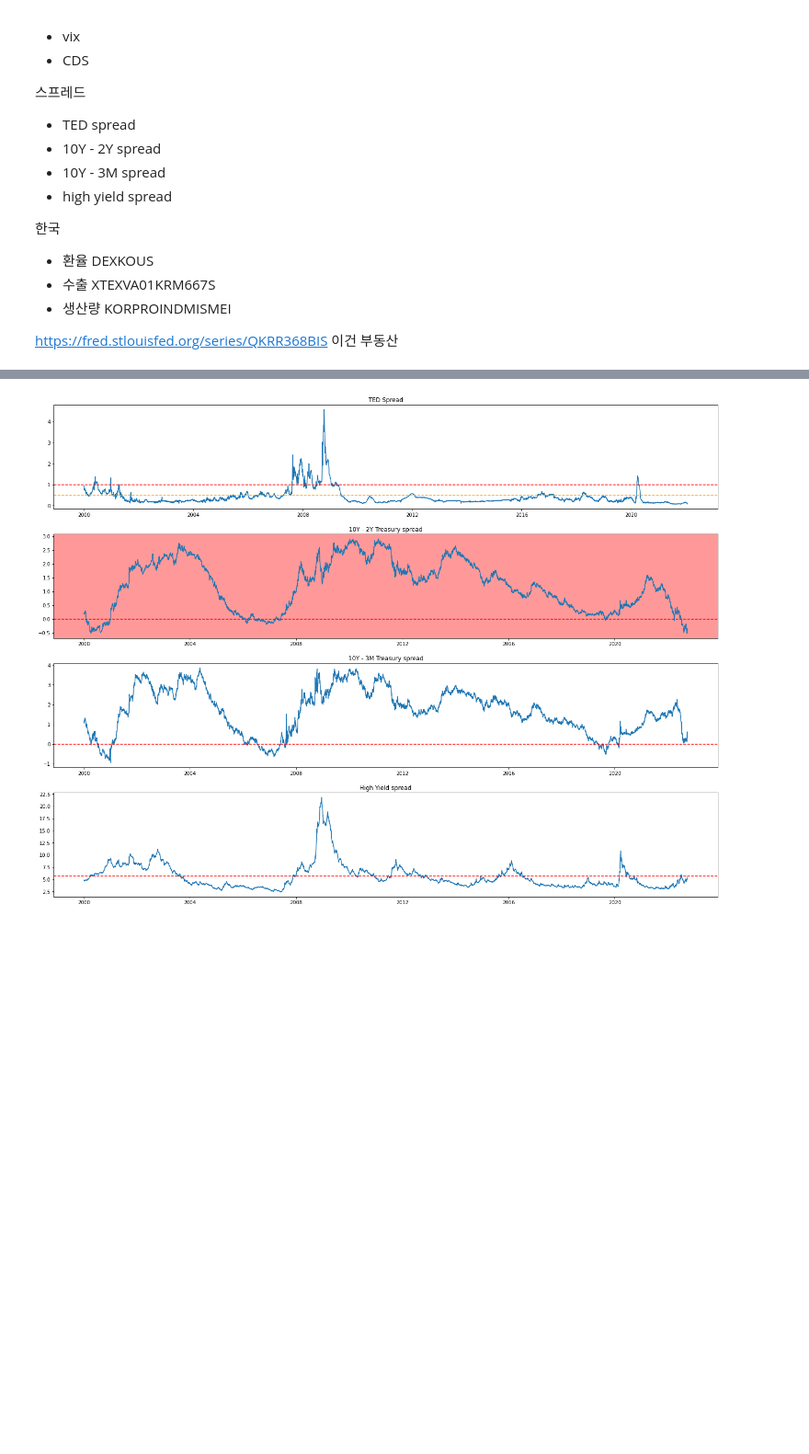
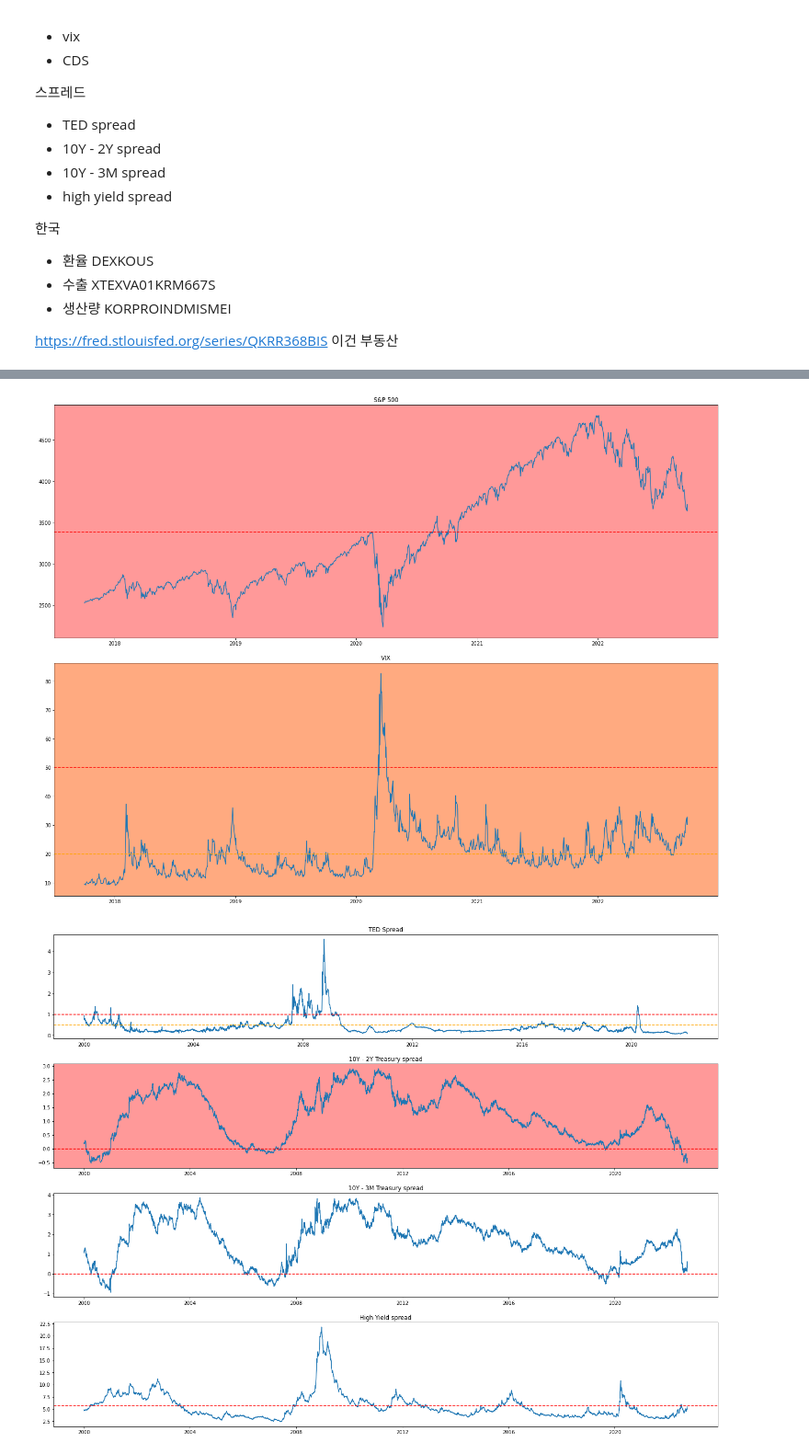
Before and after one commit to yeonghun00/stock-notes, a Jupyter notebook: analysis/risk.ipynb, the cells around one changed output, grey strips where cells are left out. Shown: that part at 92% size. Drawn from its saved outputs; the diff is of its cells as text; code cells hidden in the pictures; blank space fills up the shorter version.

```diff
--- a/analysis/risk.ipynb
+++ b/analysis/risk.ipynb
@@ -27,3 +46,31 @@ https://fred.stlouisfed.org/series/QKRR368BIS 이건 부동산
+# %%
+import yfinance as yf
+date = '2017-09-30'
+vix_df = yf.Ticker('^VIX').history(interval='1d', period="max")
+snp_df = yf.Ticker('^GSPC').history(interval='1d', period="max")
+
+vix_df = vix_df[vix_df.index > date]
+snp_df = snp_df[snp_df.index > date]
+# %%
+import matplotlib.pyplot as plt
+
+fig, axs = plt.subplots(2, 1, figsize=(20,15))
+fig.tight_layout(pad=3.0)
+
+axs[0].title.set_text('S&P 500')
+axs[0].plot(snp_df['Close'])
+axs[0].axhline(snp_df['Close'].mean(), color = 'r', linestyle = '--')
+# 이거 연평균 10%로 고정
+if snp_df['Close'][-1] > snp_df['Close'].mean(): axs[0].set_facecolor('#ff9999')
+
+axs[1].title.set_text('VIX')
+axs[1].plot(vix_df['Close'])
+axs[1].axhline(20, color = 'orange', linestyle = '--')
+axs[1].axhline(50, color = 'r', linestyle = '--')
+if vix_df['Close'][-1] > 20: axs[1].set_facecolor('#ffaa80')
+elif vix_df['Close'][-1] > 50: axs[1].set_facecolor('#ff9999')
+# %% [output]
+[figure, added]
 # %%
 import requests
 from io import StringIO
```
Also changed, not shown: parts of 2 cells of this notebook.
